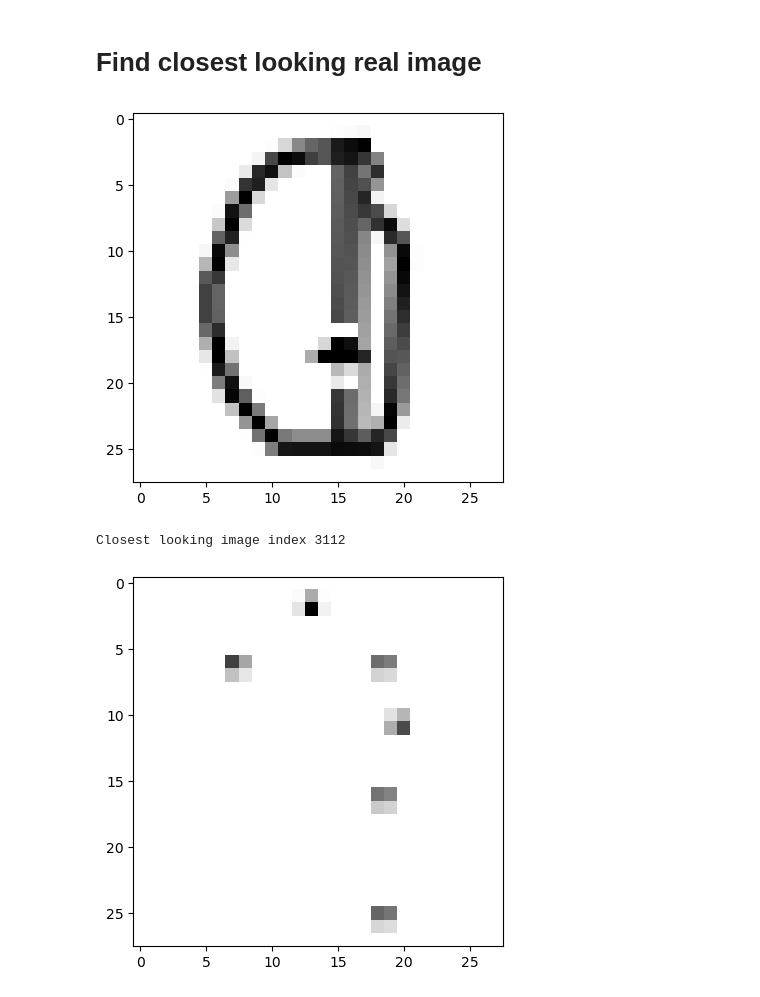
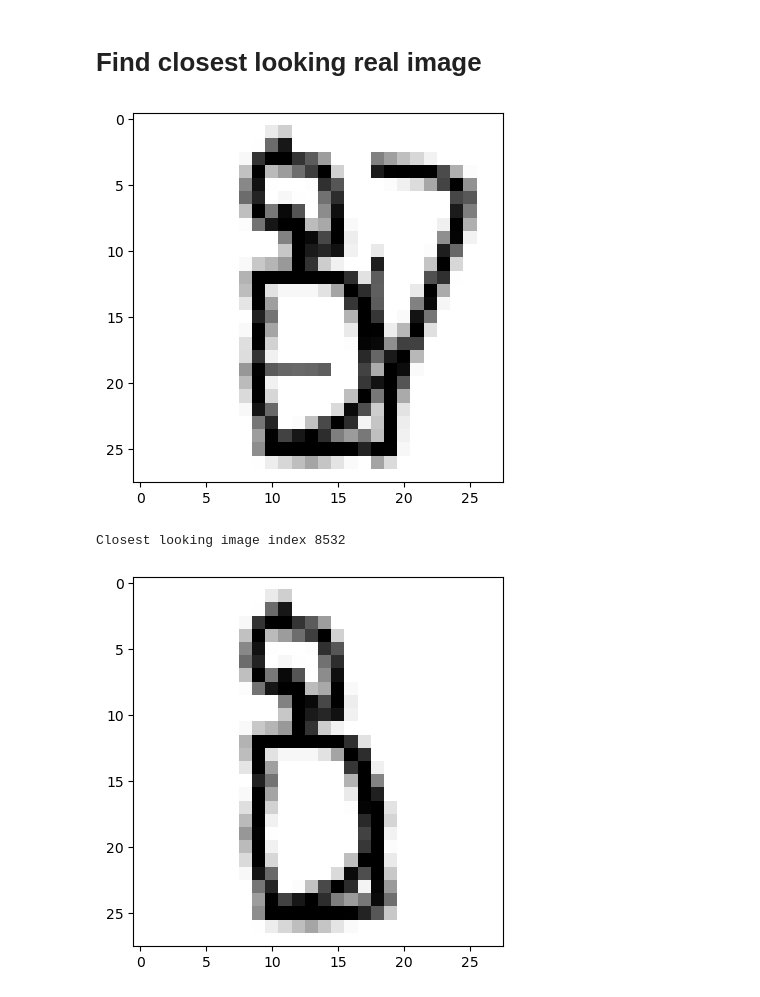
Before and after one commit to Wuxiaoxue888/ethics, a Jupyter notebook: see_generated_images.ipynb, the cells around one changed output. Cells and saved outputs as stored; diff of their text form; code cells hidden in the pictures.

```diff
--- a/see_generated_images.ipynb
+++ b/see_generated_images.ipynb
@@ -5,7 +5,7 @@ from matplotlib import pyplot as plt
 # %%
 generated_images = np.load("generated_images.npy")
 
-for image_index, image in enumerate(generated_images[:20]):
+for image_index, image in enumerate(generated_images[:100]):
     print("Image "+str(image_index))
     plt.imshow(np.array(image).reshape((28,28)), cmap='Greys')
     plt.show()
@@ -31,14 +31,15 @@ def find_closest_looking_real_image(image):
     closest_looking_image_index = np.argmin( np.count_nonzero(real_images.to_numpy() - image, axis=1) )
     return closest_looking_image_index, real_images.iloc[closest_looking_image_index].values.reshape((28,28))
 # %%
-image = generated_images[13]
+image = generated_images[38]
 index, closest_looking_image = find_closest_looking_real_image(image)
 plt.imshow(image.reshape((28, 28)), cmap='Greys')
 plt.show()
+plt.savefig('image_1.png')
 print("Closest looking image index", index)
 plt.imshow(closest_looking_image, cmap='Greys')
 plt.show()
 # %% [output]
-[figure, old version]
+[figure, new version]
-Closest looking image index 3112
+Closest looking image index 8532
-[figure, old version]
+[figure, new version]
```
Also changed, not shown: parts of 2 cells of this notebook, 4 other files.
